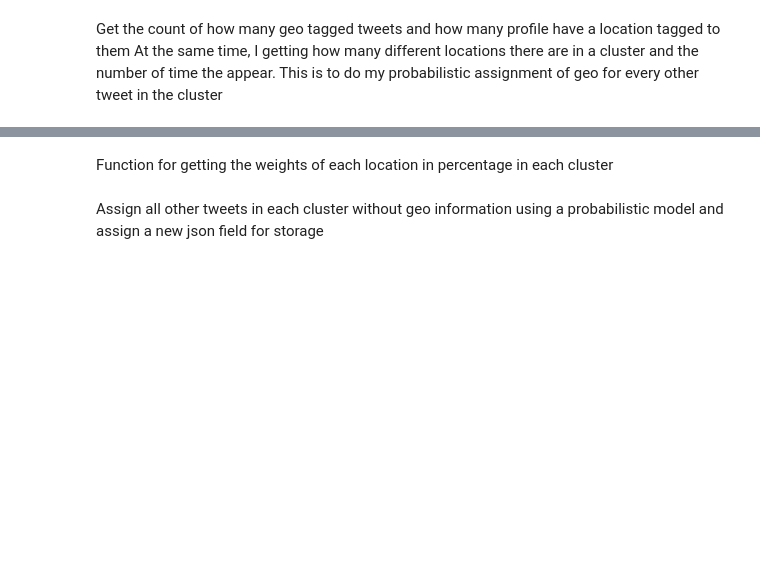
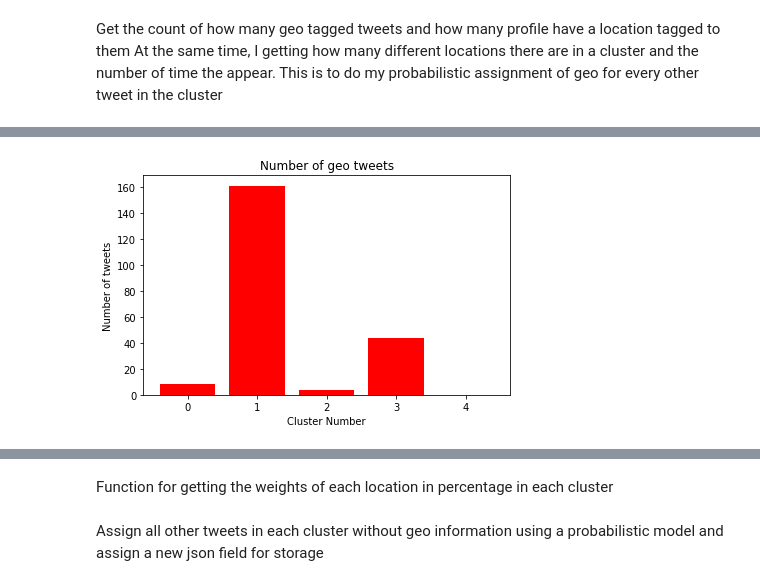
Before and after one commit to ultratin/WS, a Jupyter notebook: kmeans.ipynb, the cells around one changed output, grey strips where cells are left out. Saved outputs shown, nothing was run; the diff lists cells and outputs as text; code cells hidden in the pictures; blank space fills up the shorter version.

```diff
--- a/kmeans.ipynb
+++ b/kmeans.ipynb
@@ -124,0 +128,9 @@ geo_tagged[1]
+# %%
+plt.bar(cluster_size, geo_tagged, color='r')
+plt.title("Number of geo tweets")
+plt.xlabel("Cluster Number")
+plt.ylabel("Number of tweets")
+plt.tight_layout()
+plt.show()
+# %% [output]
+[figure, added]
```
Also changed, not shown: parts of 11 cells of this notebook, 3 other files.
